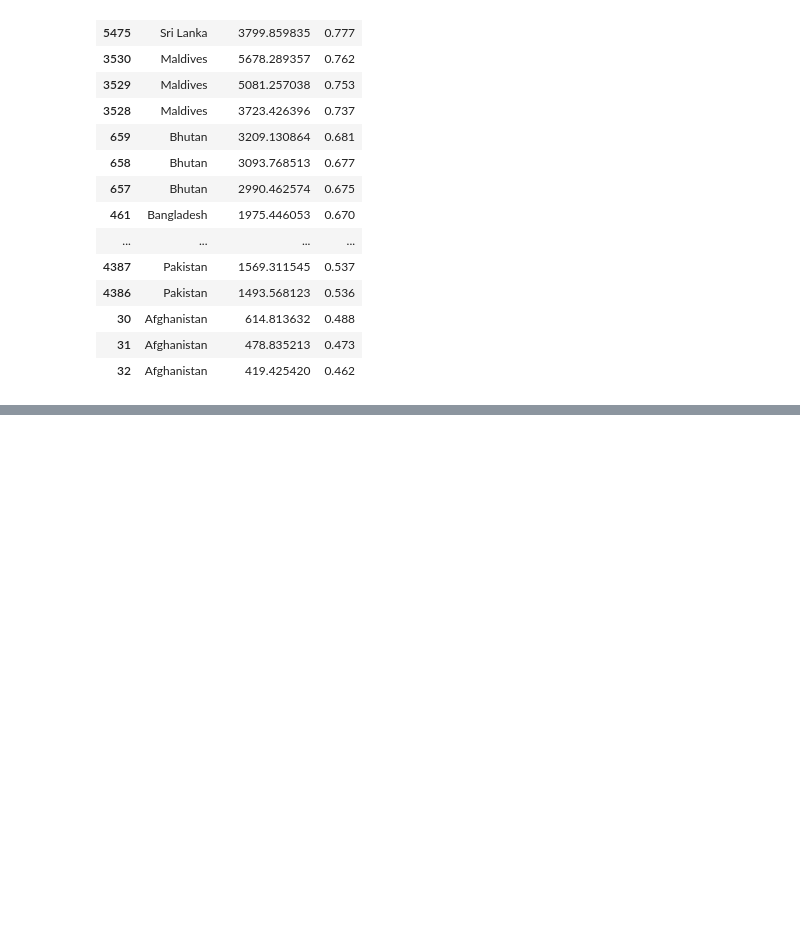
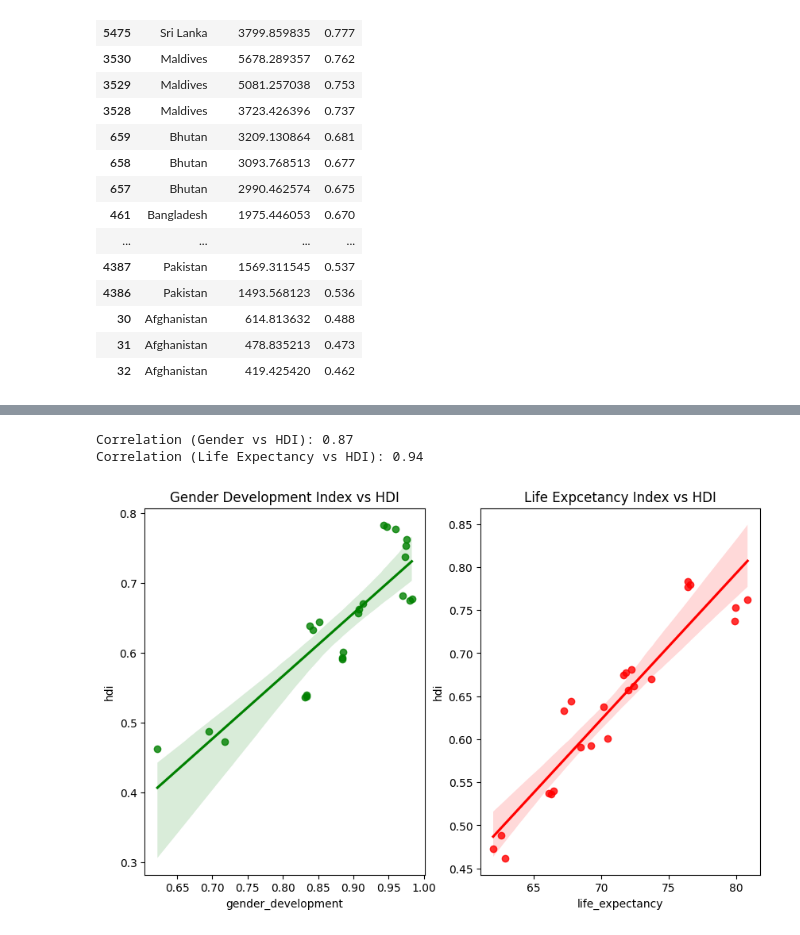
Before and after one commit to Sushantstha2025/AI_worksheet, a Jupyter notebook: 2462001_Sushant_Shrestha.ipynb, the cells around one changed output, grey strips where cells are left out. Drawn from its saved outputs; the diff is of its cells as text; code cells hidden in the pictures; blank space fills up the shorter version.

```diff
--- a/2462001_Sushant_Shrestha.ipynb
+++ b/2462001_Sushant_Shrestha.ipynb
@@ -240,0 +266,20 @@ hdi_south_asia[["country", "composite_score", "hdi"]].sort_values(by="hdi", asce
+# %%
+# Persian correlation
+corr_gender = hdi_south_asia["gender_development"].corr(hdi_south_asia["hdi"])
+corr_life = hdi_south_asia["life_expectancy"].corr(hdi_south_asia["hdi"])
+
+print(f"Correlation (Gender vs HDI): {corr_gender:.2f}")
+print(f"Correlation (Life Expectancy vs HDI): {corr_life:.2f}")
+
+fig, axes = plt.subplots(1,2, figsize=(10,6))
+sns.regplot(ax=axes[0], data=hdi_south_asia, x="gender_development", y="hdi", color="green")
+axes[0].set_title("Gender Development Index vs HDI")
+
+sns.regplot(ax=axes[1], data=hdi_south_asia, x="life_expectancy", y="hdi", color="red")
+axes[1].set_title("Life Expcetancy Index vs HDI")
+
+plt.show()
+# %% [output]
+Correlation (Gender vs HDI): 0.87
+Correlation (Life Expectancy vs HDI): 0.94
+[figure, added]
```
Also changed, not shown: parts of 2 cells of this notebook.
